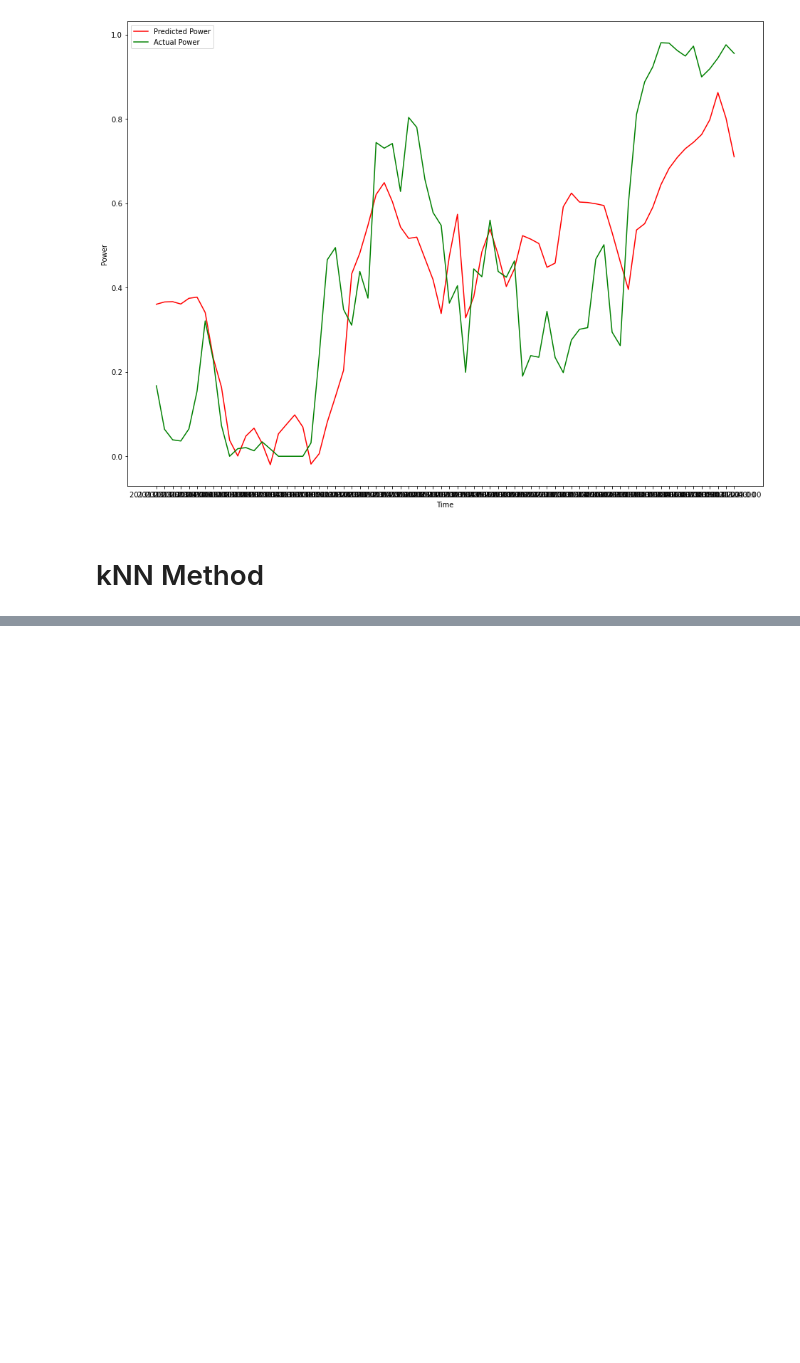
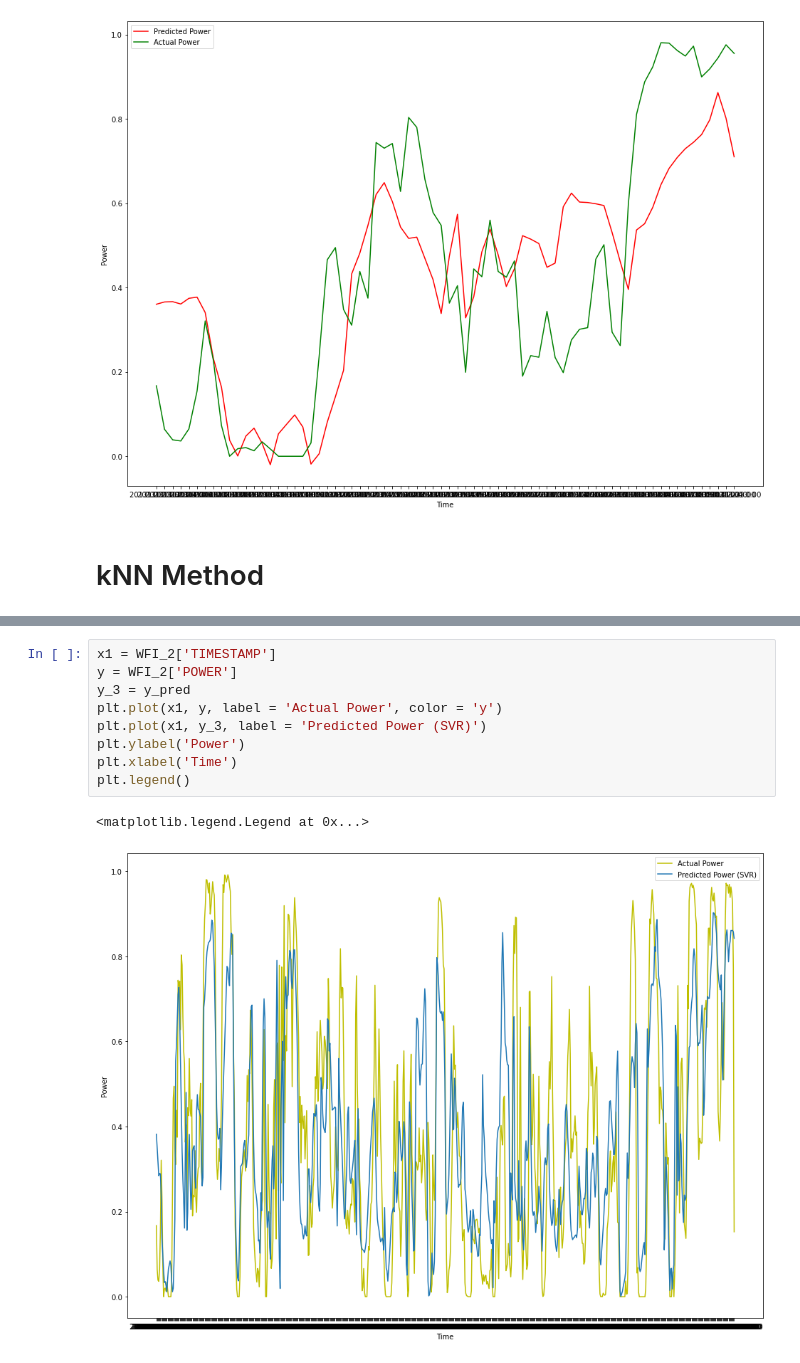
Before and after one commit to andreasdyve/IN5410-assignment2, a Jupyter notebook: Task 1.ipynb, the cells around one changed output, grey strips where cells are left out. Saved outputs shown, nothing was run; the diff lists cells and outputs as text; blank space fills up the shorter version.

```diff
--- a/Task 1.ipynb
+++ b/Task 1.ipynb
@@ -243,0 +297,12 @@ plt.legend()
+# %%
+x1 = WFI_2['TIMESTAMP']
+y = WFI_2['POWER']
+y_3 = y_pred
+plt.plot(x1, y, label = 'Actual Power', color = 'y')
+plt.plot(x1, y_3, label = 'Predicted Power (SVR)')
+plt.ylabel('Power')
+plt.xlabel('Time')
+plt.legend()
+# %% [output]
+<matplotlib.legend.Legend at 0x...>
+[figure, added]
```
Also changed, not shown: parts of 10 cells of this notebook, 3 other files.
